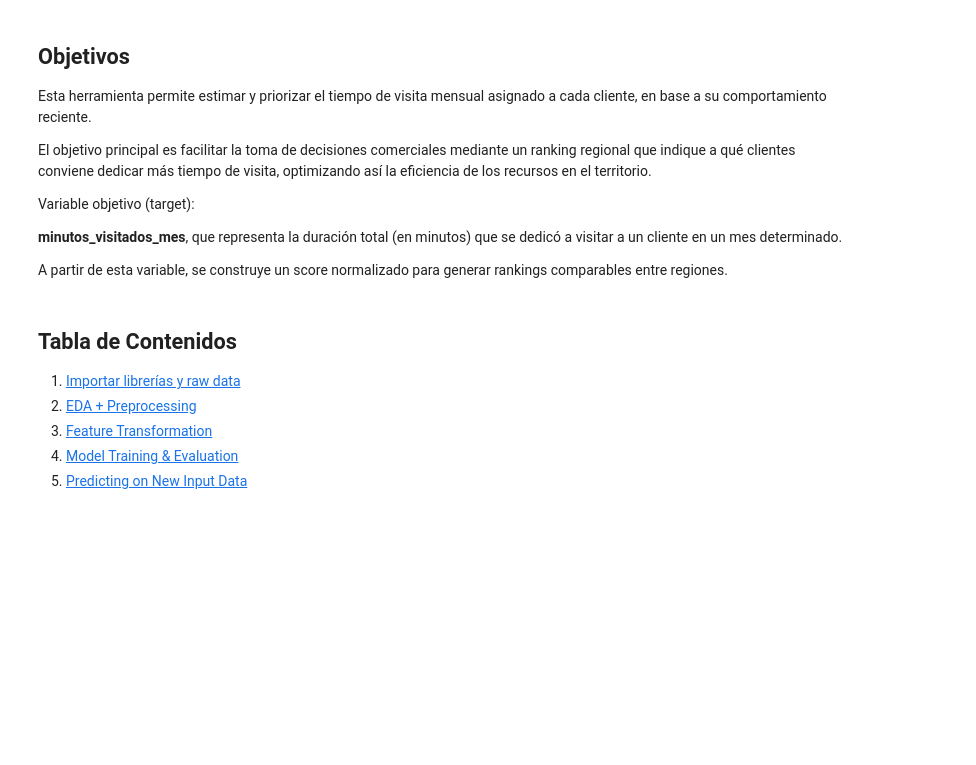
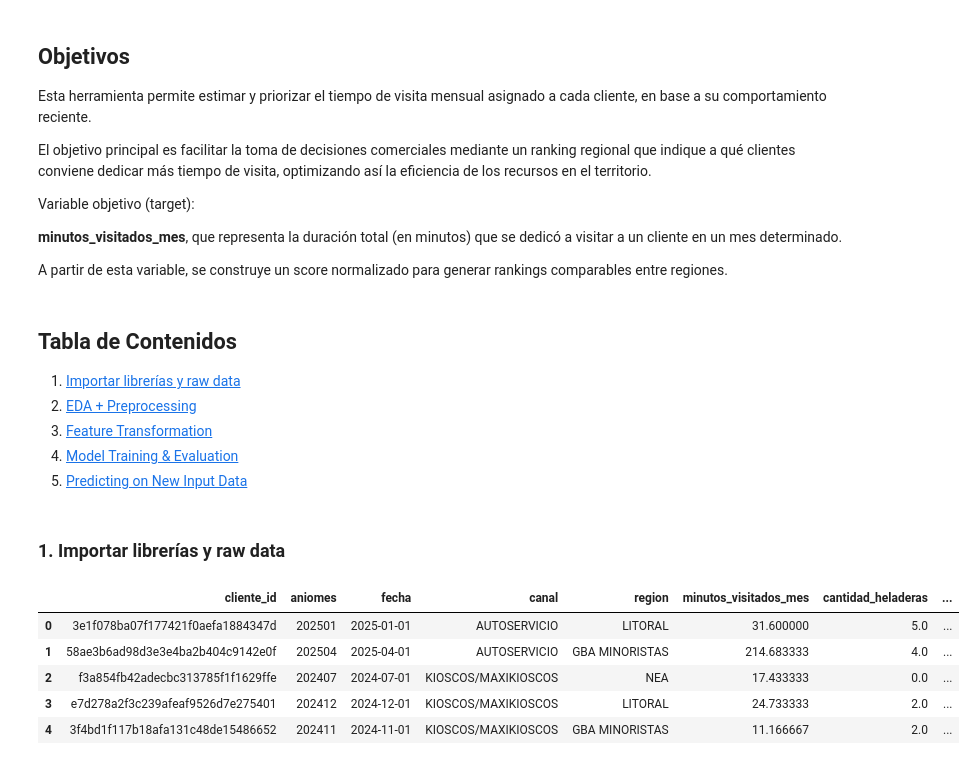
Before and after one commit to msolpera/challenge_quilmes, a Jupyter notebook: main.ipynb, the cells around one changed output. Cells and saved outputs as stored; diff of their text form; code cells hidden in the pictures; blank space fills up the shorter version.

```diff
--- a/main.ipynb
+++ b/main.ipynb
@@ -56,3 +56,5 @@ A partir de esta variable, se construye un score normalizado para generar rankin
 3. [Feature Transformation](#features)
 4. [Model Training & Evaluation](#model)
 5. [Predicting on New Input Data](#7-predicting-on-new-input-data)
+# %% [markdown]
+### 1. Importar librerías y raw data
@@ -58,0 +72,11 @@ A partir de esta variable, se construye un score normalizado para generar rankin
+# %%
+# Load Dataset
+df = load_dataset()
+df.head()
+# %% [output]
+|  | cliente_id | aniomes | fecha | canal | region | minutos_visitados_mes | cantidad_heladeras | ... |
+| 0 | 3e1f078ba07f177421f0aefa1884347d | 202501 | 2025-01-01 | AUTOSERVICIO | LITORAL | 31.600000 | 5.0 | ... |
+| 1 | 58ae3b6ad98d3e3e4ba2b404c9142e0f | 202504 | 2025-04-01 | AUTOSERVICIO | GBA MINORISTAS | 214.683333 | 4.0 | ... |
+| 2 | f3a854fb42adecbc313785f1f1629ffe | 202407 | 2024-07-01 | KIOSCOS/MAXIKIOSCOS | NEA | 17.433333 | 0.0 | ... |
+| 3 | e7d278a2f3c239afeaf9526d7e275401 | 202412 | 2024-12-01 | KIOSCOS/MAXIKIOSCOS | LITORAL | 24.733333 | 2.0 | ... |
+| 4 | 3f4bd1f117b18afa131c48de15486652 | 202411 | 2024-11-01 | KIOSCOS/MAXIKIOSCOS | GBA MINORISTAS | 11.166667 | 2.0 | ... |
```
Also changed, not shown: parts of 5 cells of this notebook, 5 other files.
